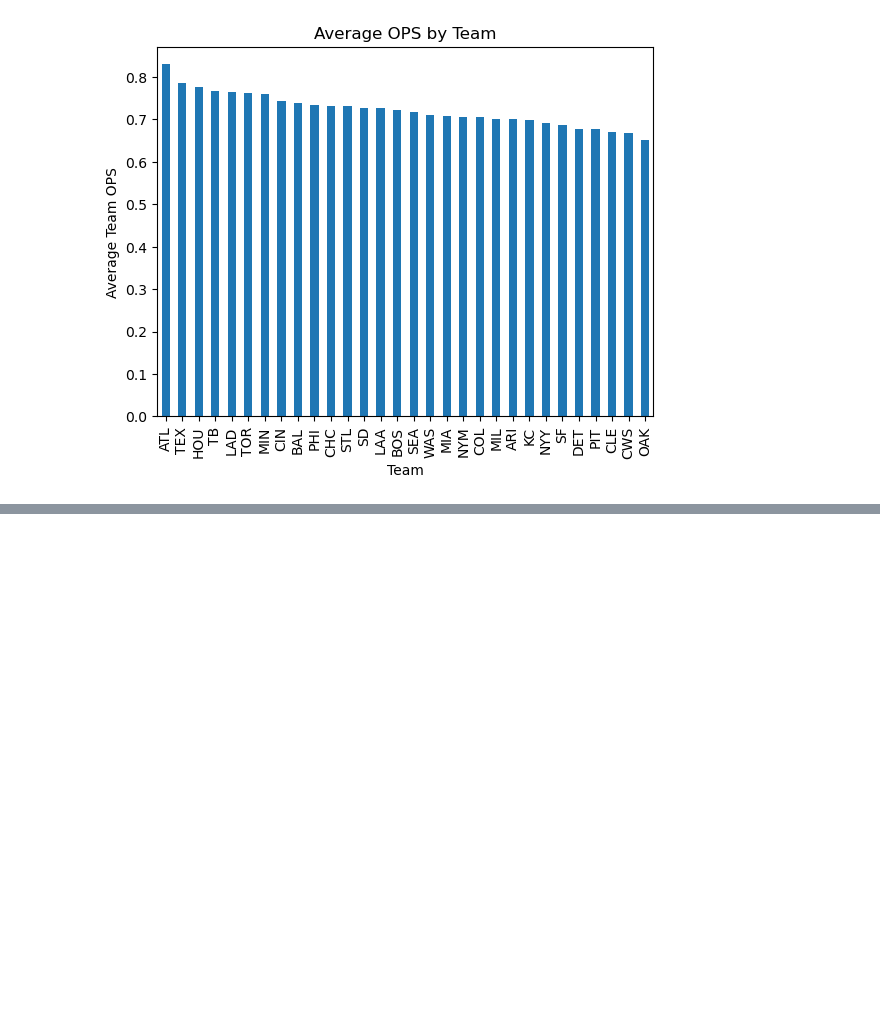
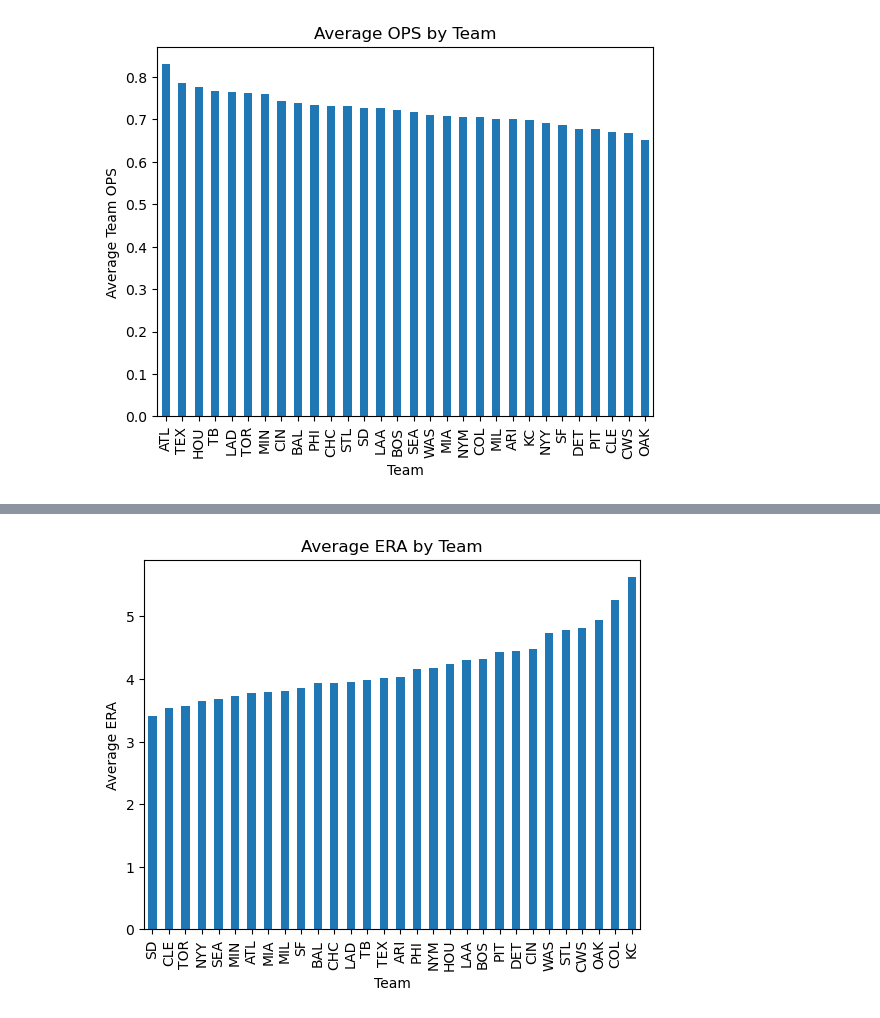
Before and after one commit to asalinas10/2023_MLB_Season, a Jupyter notebook: baseballscript.ipynb, the cells around one changed output, grey strips where cells are left out. Saved outputs shown, nothing was run; the diff lists cells and outputs as text; code cells hidden in the pictures; blank space fills up the shorter version.

Commit message:
added team pitching analysis

```diff
--- a/baseballscript.ipynb
+++ b/baseballscript.ipynb
@@ -194,0 +210,36 @@ plt.show()
+# %%
+# Generate a summary statistics table that shows data per team
+
+# team
+
+team_pitch = qpitcher_df.groupby('Team')
+
+# team ERA
+
+era_mean = qpitcher_df.groupby('Team').mean()['ERA']
+
+# sort ERA
+
+sorted_era = era_mean.sort_values(ascending=[True])
+
+# team WHIP
+
+whip_mean = qpitcher_df.groupby('Team').mean()['WHIP']
+
+# sort WHIP
+
+sorted_whip = whip_mean.sort_values(ascending=[True])
+
+# team Wins
+
+w_mean = qpitcher_df.groupby('Team').mean()['W']
+
+# sort Wins
+
+sorted_w = w_mean.sort_values(ascending=[False])
+
+team_pitch_summary = pd.DataFrame({"Mean ERA": era_mean,
+                            "Mean WHIP": whip_mean,
+                            "Mean W's": w_mean})
+
+team_pitch_summary
@@ -194,0 +265,9 @@ plt.show()
+# %%
+era_chart = sorted_era.plot(kind = 'bar',
+                         xlabel = 'Team',
+                         ylabel = 'Average ERA',
+                         title = 'Average ERA by Team')
+
+plt.show()
+# %% [output]
+[figure, added]
```
Also changed, not shown: parts of 5 cells of this notebook.
